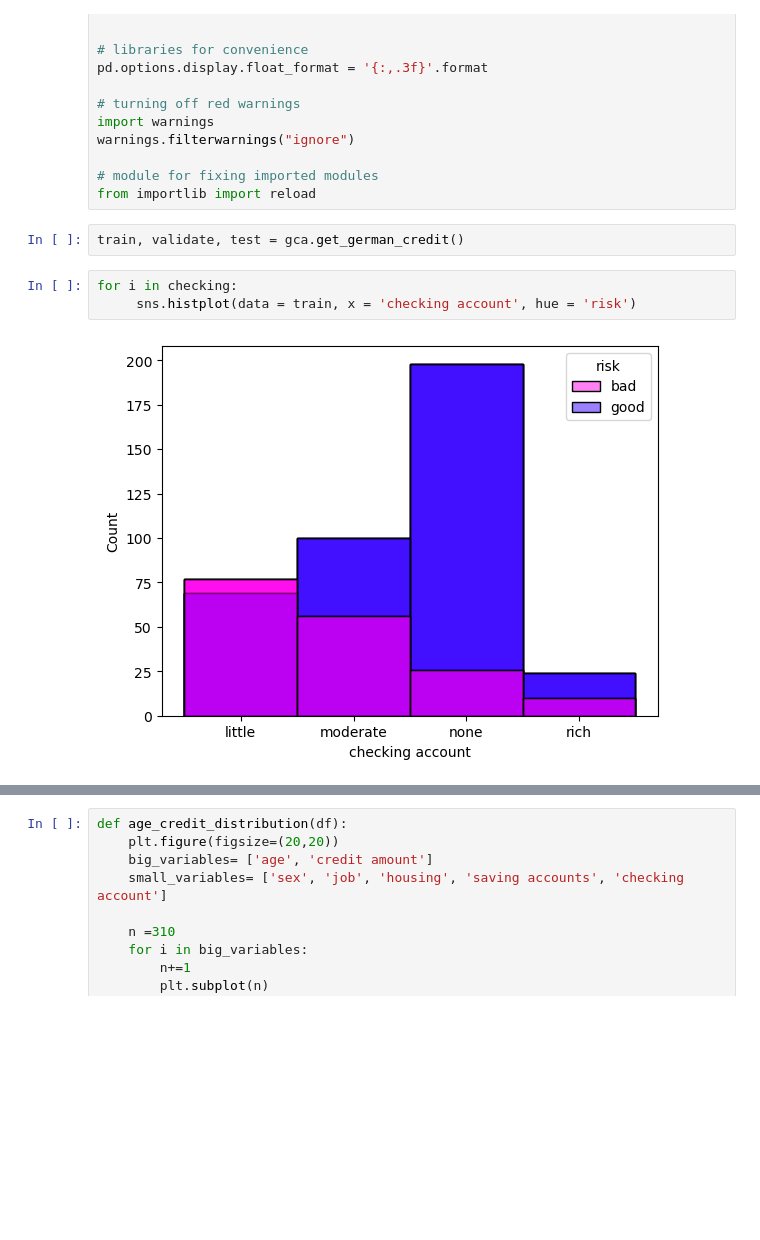
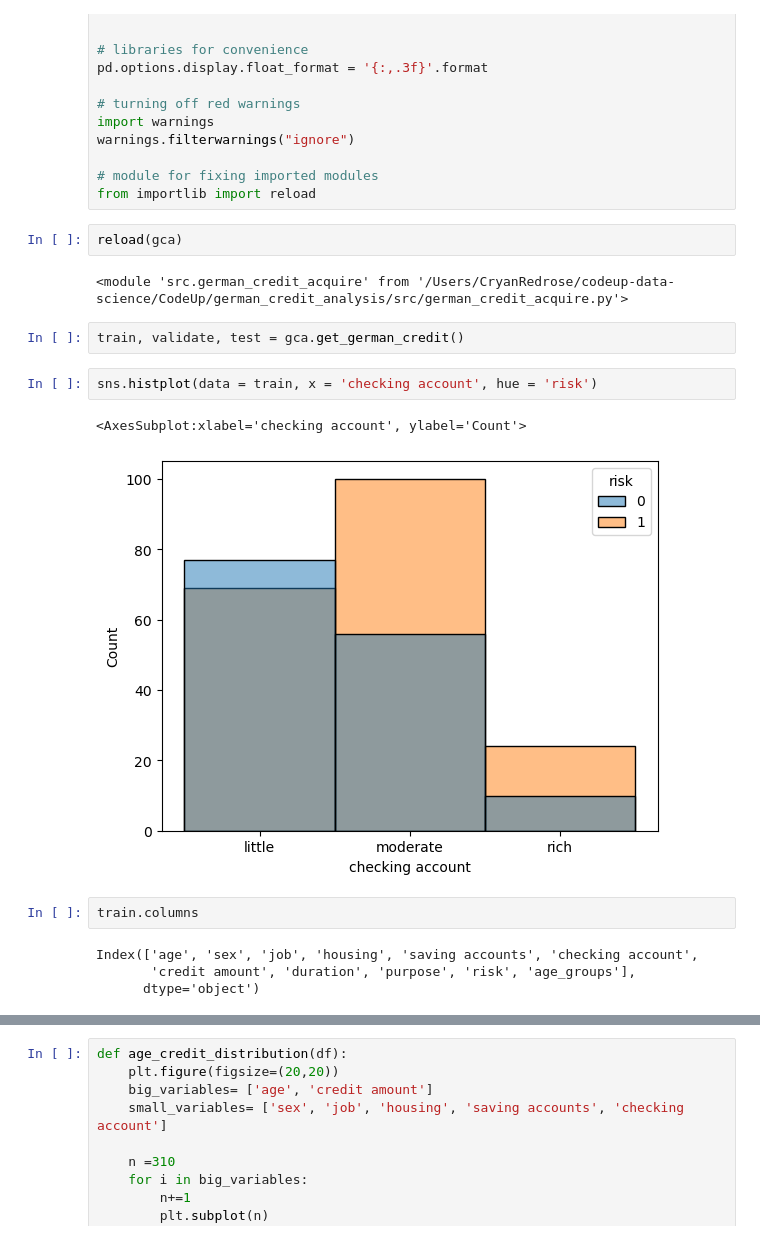
Before and after one commit to jcrosenberger/german_credit_analysis, a Jupyter notebook: work_in_progress.ipynb, the cells around one changed output, grey strips where cells are left out. Saved outputs shown, nothing was run; the diff lists cells and outputs as text; blank space fills up the shorter version.

```diff
--- a/work_in_progress.ipynb
+++ b/work_in_progress.ipynb
@@ -38,10 +38,20 @@ warnings.filterwarnings("ignore")
 
 # module for fixing imported modules
 from importlib import reload
+# %%
+reload(gca)
+# %% [output]
+<module 'src.german_credit_acquire' from '/Users/CryanRedrose/codeup-data-science/CodeUp/german_credit_analysis/src/german_credit_acquire.py'>
 # %%
 train, validate, test = gca.get_german_credit()
 # %%
-for i in checking:
-     sns.histplot(data = train, x = 'checking account', hue = 'risk')
+sns.histplot(data = train, x = 'checking account', hue = 'risk')
 # %% [output]
+<AxesSubplot:xlabel='checking account', ylabel='Count'>
-[figure, old version]
+[figure, new version]
+# %%
+train.columns
+# %% [output]
+Index(['age', 'sex', 'job', 'housing', 'saving accounts', 'checking account',
+       'credit amount', 'duration', 'purpose', 'risk', 'age_groups'],
+      dtype='object')
```
Also changed, not shown: parts of 15 cells of this notebook, 4 other files.
